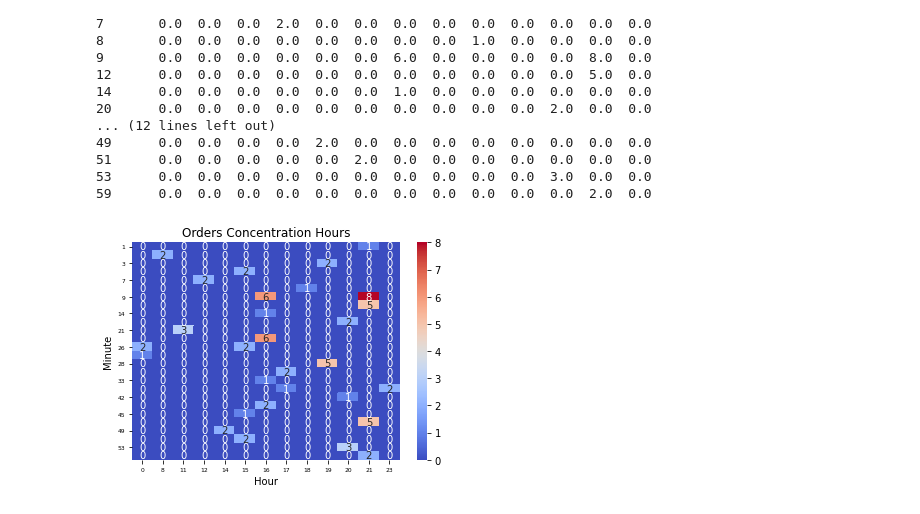
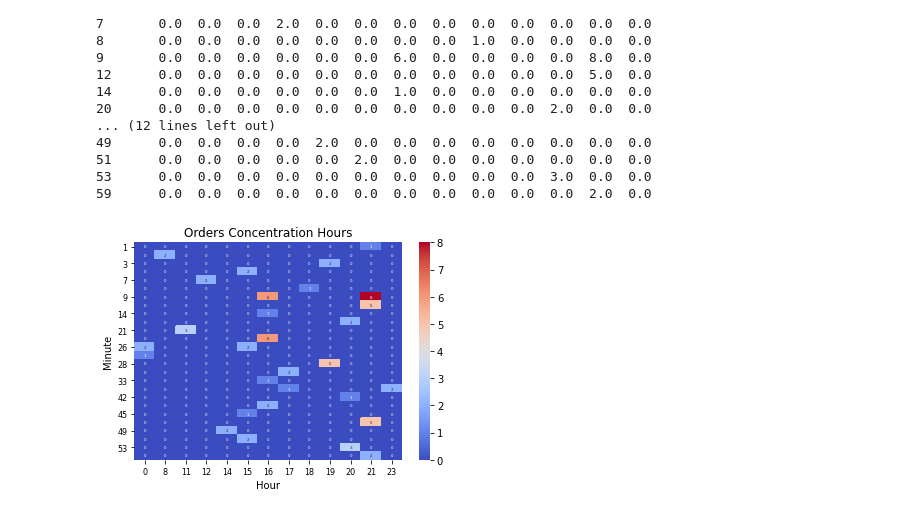
Before and after one commit to hailpam/data-crunching, a Jupyter notebook: heatmap.ipynb, the cells around one changed output. Saved outputs shown, nothing was run; the diff lists cells and outputs as text; code cells hidden in the pictures.

Commit message:
Tweaked annotation font size further.

```diff
--- a/heatmap.ipynb
+++ b/heatmap.ipynb
@@ -69,13 +69,13 @@ minute
 53      0.0  0.0  0.0  0.0  0.0  0.0  0.0  0.0  0.0  0.0  3.0  0.0  0.0
 59      0.0  0.0  0.0  0.0  0.0  0.0  0.0  0.0  0.0  0.0  0.0  2.0  0.0
 # %%
-hm = sb.heatmap(pt, annot=True, cmap="coolwarm")
+hm = sb.heatmap(pt, annot=True, cmap="coolwarm", annot_kws={"fontsize": 4})
 hm.set_yticklabels(hm.get_yticklabels(), rotation=0, fontsize=8)
 hm.set_xticklabels(hm.get_xticklabels(), rotation=0, fontsize=8)
 
 plt.title('Orders Concentration Hours')
 plt.ylabel('Minute')
 plt.xlabel('Hour')
 plt.grid(False)
 # %% [output]
-[figure, old version]
+[figure, new version]
```
